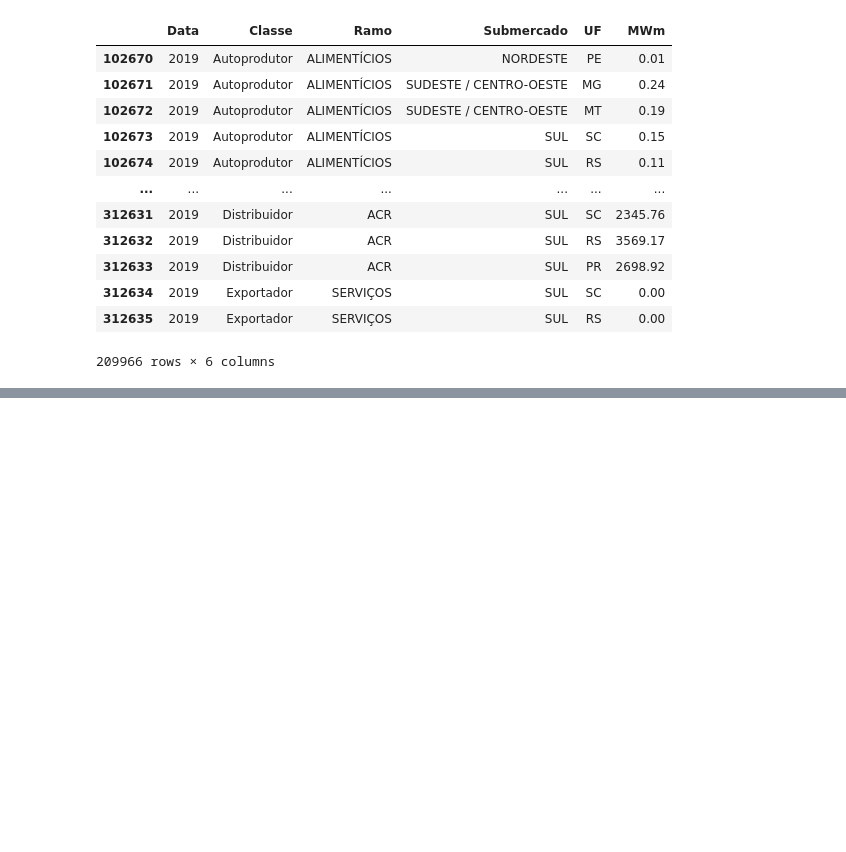
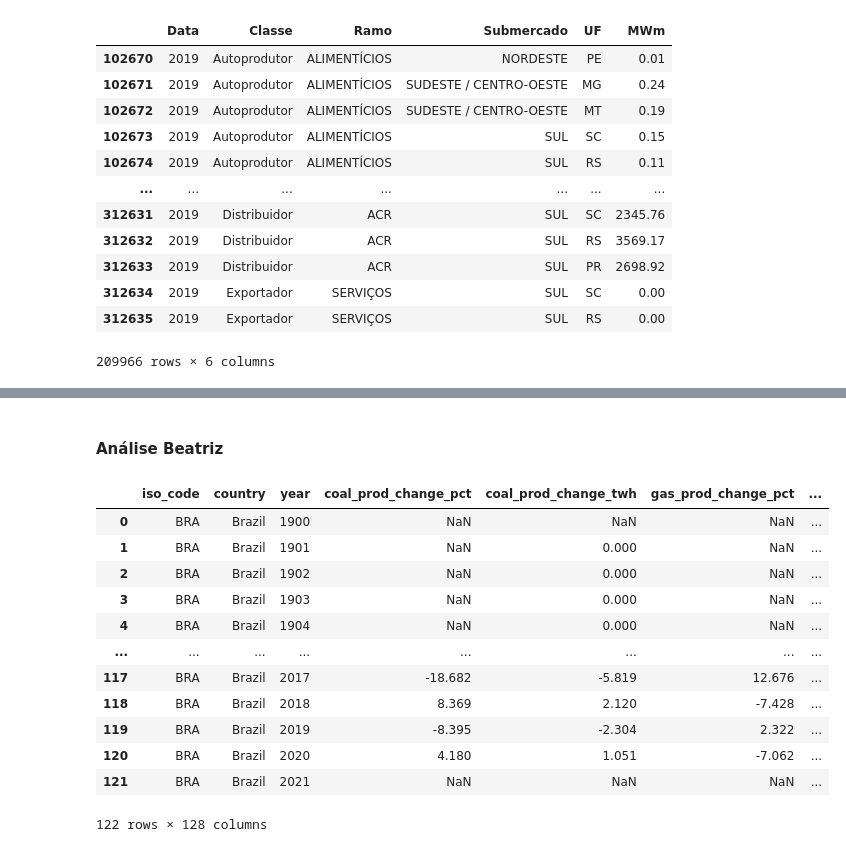
Before and after one commit to freireoliveira/tecnicas_1, a Jupyter notebook: Projeto_Tecnicas_Program1.ipynb, the cells around one changed output, grey strips where cells are left out. Cells and saved outputs as stored; diff of their text form; code cells hidden in the pictures; blank space fills up the shorter version.

Commit message:
add dataframe for each energy type

```diff
--- a/Projeto_Tecnicas_Program1.ipynb
+++ b/Projeto_Tecnicas_Program1.ipynb
@@ -246,0 +228,20 @@ fig.show()
+# %% [markdown]
+#### Análise Beatriz
+# %%
+# Visualização da base de dados
+energy_table = pd.read_csv('Brazil_energy_data.csv')
+energy_table
+# %% [output]
+|  | iso_code | country | year | coal_prod_change_pct | coal_prod_change_twh | gas_prod_change_pct | ... |
+| 0 | BRA | Brazil | 1900 | NaN | NaN | NaN | ... |
+| 1 | BRA | Brazil | 1901 | NaN | 0.000 | NaN | ... |
+| 2 | BRA | Brazil | 1902 | NaN | 0.000 | NaN | ... |
+| 3 | BRA | Brazil | 1903 | NaN | 0.000 | NaN | ... |
+| 4 | BRA | Brazil | 1904 | NaN | 0.000 | NaN | ... |
+| ... | ... | ... | ... | ... | ... | ... | ... |
+| 117 | BRA | Brazil | 2017 | -18.682 | -5.819 | 12.676 | ... |
+| 118 | BRA | Brazil | 2018 | 8.369 | 2.120 | -7.428 | ... |
+| 119 | BRA | Brazil | 2019 | -8.395 | -2.304 | 2.322 | ... |
+| 120 | BRA | Brazil | 2020 | 4.180 | 1.051 | -7.062 | ... |
+| 121 | BRA | Brazil | 2021 | NaN | NaN | NaN | ... |
+122 rows × 128 columns
```
Also changed, not shown: parts of 18 cells of this notebook.
